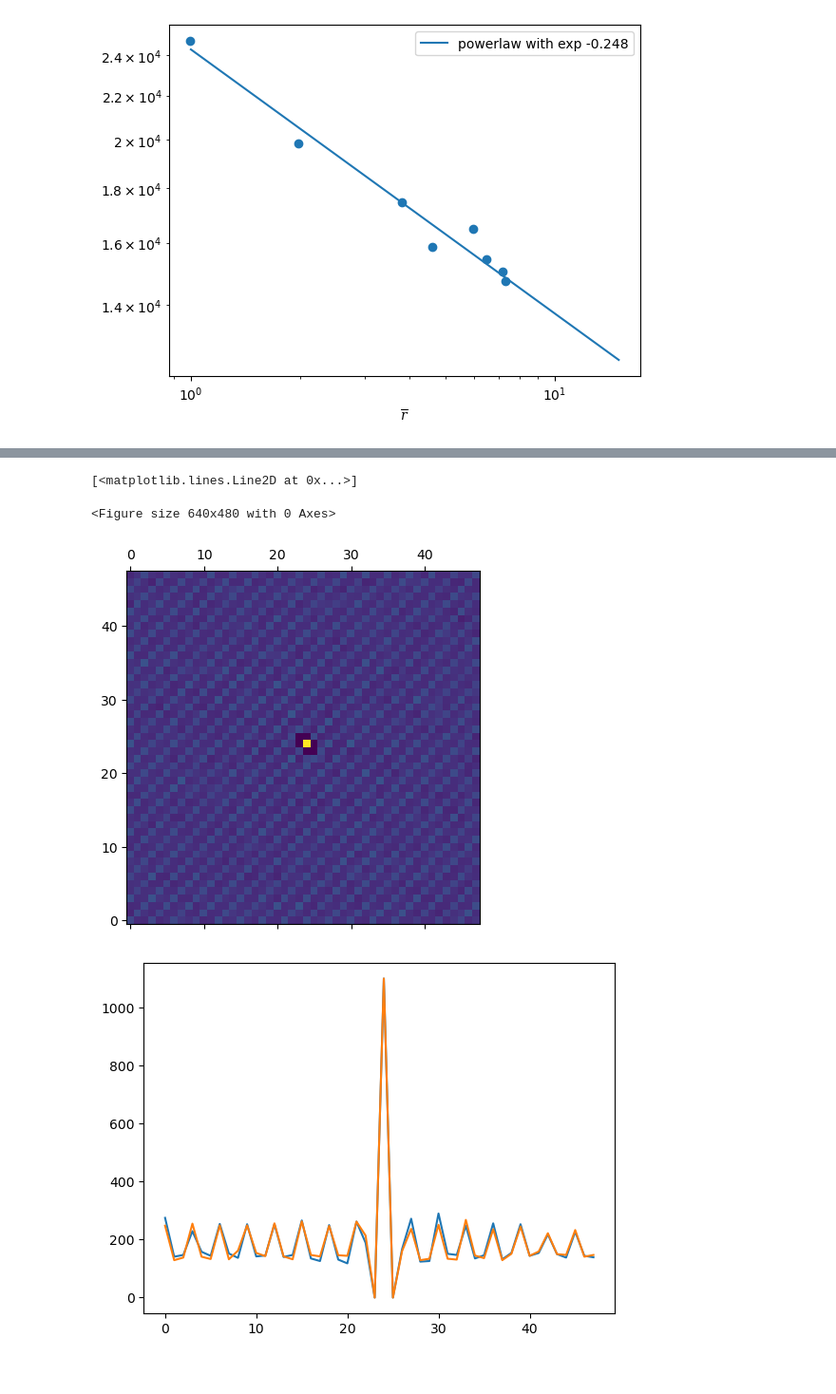
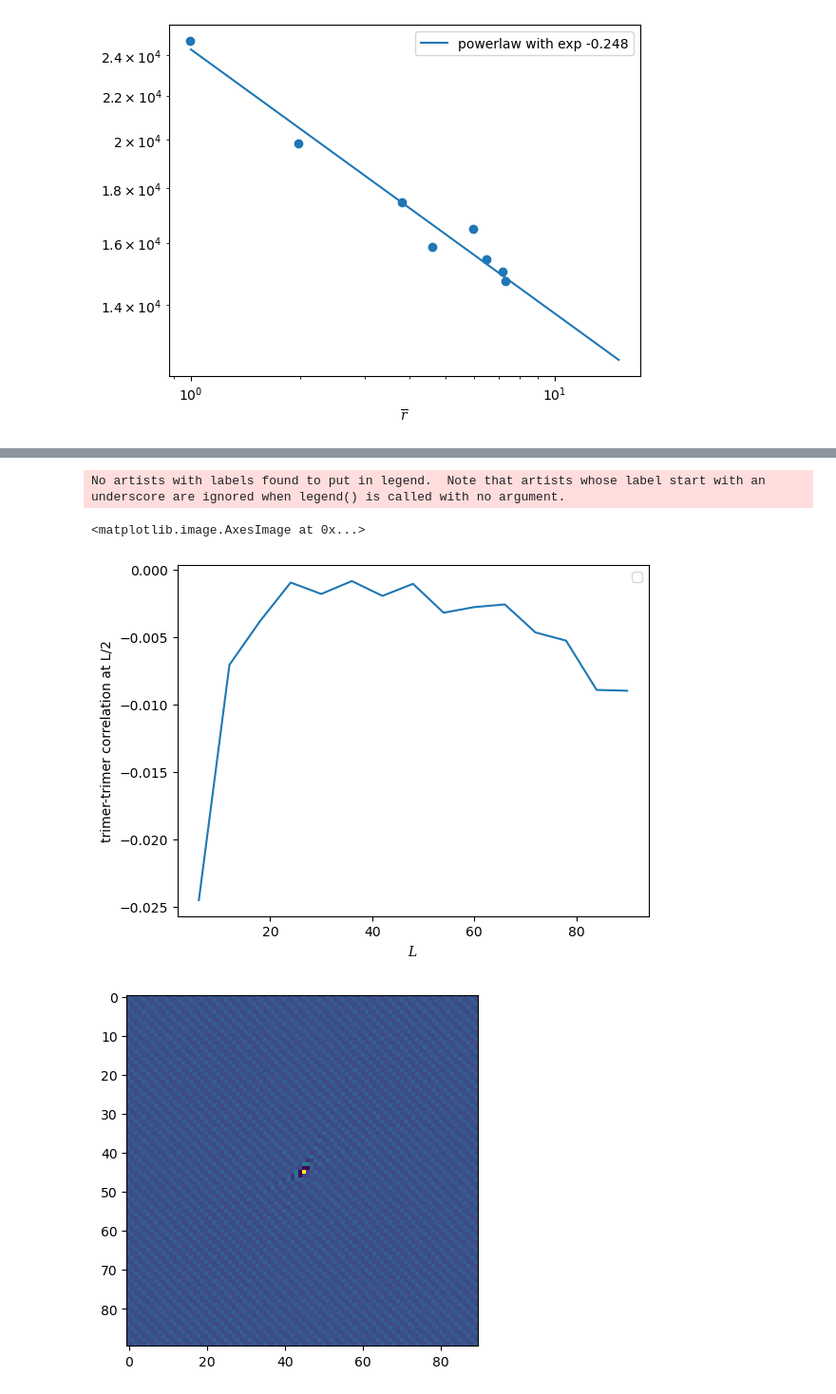
Before and after one commit to KimGroup/trimer-tbg, a Jupyter notebook: mc/pocket.ipynb, the cells around one changed output, grey strips where cells are left out. Shown at 95% size. Cells and saved outputs as stored; diff of their text form; code cells hidden in the pictures.

```diff
--- a/mc/pocket.ipynb
+++ b/mc/pocket.ipynb
@@ -45,8 +81,8 @@ plt.xlabel("$\\overline{r}$")
 Text(0.5, 0, '$\\overline{r}$')
 [figure]
 # %%
-pocket.width = 48
-obj = np.load("48x48-3-100000-mono-di.npy", allow_pickle=True).item()
+pocket.width = 108
+obj = np.load("108x108-3-100000-tri-tri-2.npy", allow_pickle=True).item()
 keys = list(obj.keys())
 xmax = max(x for x,y in keys)
 xmin = min(x for x,y in keys)
@@ -55,10 +91,16 @@ ymin = min(y for x,y in keys)
 
 dists = np.zeros((xmax-xmin+1, ymax-ymin+1))
 for key, value in obj.items():
-	dists[key[0]-xmin, key[1]-ymin] = value
+	dists[key[0]-xmin, key[1]-ymin] += value
 
-dists[:, :] += dists[::-1, ::-1]
+obj = np.load("108x108-3-100000-tri-tri.npy", allow_pickle=True).item()
+for key, value in obj.items():
+	dists[key[0]-xmin, key[1]-ymin] += value
 
 plt.figure()
 plt.matshow(dists.T, origin="lower")
+plt.figure()
+plt.plot(dists[:, 54])
+plt.xlabel("r")
+plt.ylabel("density-density (a.u.)")
 # %% [output]
@@ -68,23 +152,47 @@ plt.matshow(dists.T, origin="lower")
 # %%
-pocket.width = 48
-obj = np.load("48x48-3-100000-tri-tri.npy", allow_pickle=True).item()
-keys = list(obj.keys())
-xmax = max(x for x,y in keys)
-xmin = min(x for x,y in keys)
-ymax = max(y for x,y in keys)
-ymin = min(y for x,y in keys)
+xs = np.arange(6, 96, 6)
+ys = []
 
-dists = np.zeros((xmax-xmin+1, ymax-ymin+1))
-for key, value in obj.items():
-	dists[key[0]-xmin, key[1]-ymin] += value
+for i in xs:
+	pocket.width = i
+	obj = np.load(f"data/{i}x{i}-3-500000.5-tri-tri-2.npy", allow_pickle=True).item()
+
+	keys = list(obj.keys())
+	xmax = max(x for x,y,d in keys)
+	xmin = min(x for x,y,d in keys)
+	ymax = max(y for x,y,d in keys)
+	ymin = min(y for x,y,d in keys)
+
+	dists = np.zeros((xmax-xmin+1, ymax-ymin+1))
+	for key, value in obj.items():
+		if key[2] == 0:
+			dists[key[0]-xmin, key[1]-ymin] += value
+
+	# dists = dists / dists.sum() * 2
+	dists = dists / dists.sum() * ((i/3)**2*3-1) * ((i/3)**2*3-1)/(i*i) - (1/3/3)
+
+	ys.append(dists[i//2, -1])
+
+# plt.xscale("log")
+# plt.yscale("log")
+plt.plot(xs, ys)
+
+def fit(x, A, B):
+    return B * np.power(x, A)
+
+import scipy
+P, _ = scipy.optimize.curve_fit(fit, xs, ys)
+
+# plt.plot(np.linspace(1, 100, 100), fit(np.linspace(1, 100, 100), *P), label=f"powerlaw with exp {P[0]:.3f}")
+plt.legend()
+plt.xlabel("$L$")
+plt.ylabel("trimer-trimer correlation at L/2")
+
 
 plt.figure()
-plt.matshow(dists.T, origin="lower")
-plt.figure()
-plt.plot(dists[:, 24])
-plt.plot(dists[24, :])
+plt.imshow(dists)
 # %% [output]
-[<matplotlib.lines.Line2D at 0x...>]
+No artists with labels found to put in legend.  Note that artists whose label start with an underscore are ignored when legend() is called with no argument.
-<Figure size 640x480 with 0 Axes>
+<matplotlib.image.AxesImage at 0x...>
-[figure, old version]
+[figure, new version]
-[figure, old version]
+[figure, new version]
```
Also changed, not shown: parts of 8 cells of this notebook, 5 other files.
